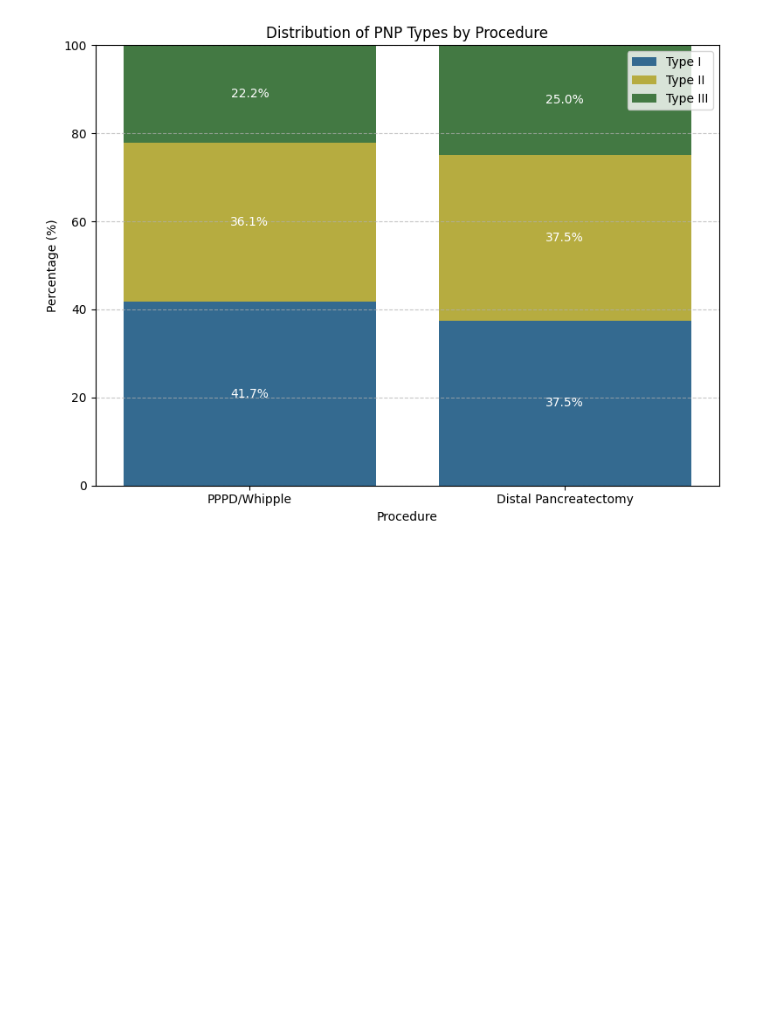
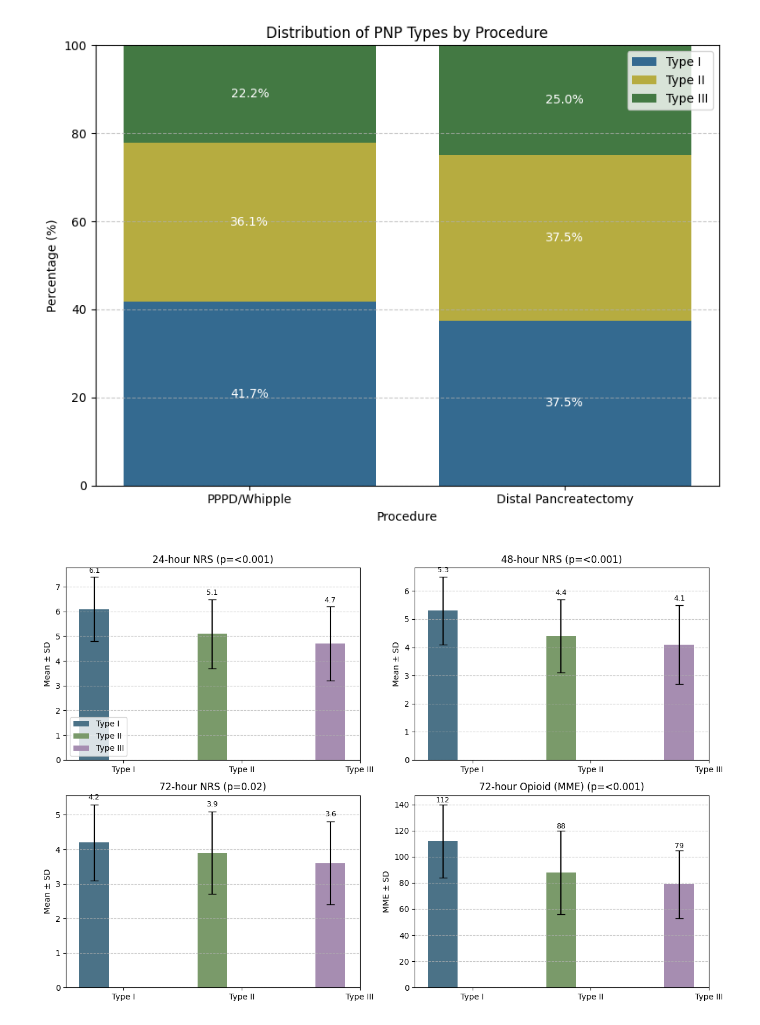
Before and after one commit to YuktiTripathi/Learn-Practice, a Jupyter notebook: graphs.ipynb, the cells around one changed output. Drawn from its saved outputs; the diff is of its cells as text; code cells hidden in the pictures; blank space fills up the shorter version.

```diff
--- a/graphs.ipynb
+++ b/graphs.ipynb
@@ -315,3 +315,57 @@ plt.savefig('Distribution of PNP types')
 plt.show()
 # %% [output]
 [figure]
+# %%
+import matplotlib.pyplot as plt
+import numpy as np
+
+# Data from the table
+outcomes = ['24-hour NRS', '48-hour NRS', '72-hour NRS', '72-hour Opioid (MME)']
+type_i_means = [6.1, 5.3, 4.2, 112]
+type_ii_means = [5.1, 4.4, 3.9, 88]
+type_iii_means = [4.7, 4.1, 3.6, 79]
+type_i_sd = [1.3, 1.2, 1.1, 28]
+type_ii_sd = [1.4, 1.3, 1.2, 32]
+type_iii_sd = [1.5, 1.4, 1.2, 26]
+p_values = ['<0.001', '<0.001', '0.02', '<0.001']
+
+# Subtle color palette
+colors = ['#4B7287', '#7A9A6A', '#A68DB1']  # Muted blue, green, purple
+
+# Set up the figure and subplots
+fig, axes = plt.subplots(nrows=2, ncols=2, figsize=(12, 8))
+axes = axes.flatten()
+
+# Bar width and positions
+bar_width = 0.25
+x = np.arange(3)  # Positions for Type I, II, III
+
+# Plot each outcome
+for i, outcome in enumerate(outcomes):
+    # Plot bars with error bars
+    axes[i].bar(x - bar_width, [type_i_means[i], type_ii_means[i], type_iii_means[i]],
+                bar_width, yerr=[type_i_sd[i], type_ii_sd[i], type_iii_sd[i]],
+                color=colors, label=['Type I', 'Type II', 'Type III'], capsize=5)
+
+    # Customize subplot
+    axes[i].set_title(f'{outcome} (p={p_values[i]})')
+    axes[i].set_xticks(x)
+    axes[i].set_xticklabels(['Type I', 'Type II', 'Type III'])
+    axes[i].set_ylabel('Mean ± SD' if i < 3 else 'MME ± SD')
+    axes[i].grid(axis='y', linestyle='--', alpha=0.7)
+
+    # Add value labels on top of bars
+    for j, mean in enumerate([type_i_means[i], type_ii_means[i], type_iii_means[i]]):
+        axes[i].text(j - bar_width, mean + (type_i_sd[i] if j == 0 else type_ii_sd[i] if j == 1 else type_iii_sd[i]) + 0.1,
+                     f'{mean}', ha='center', va='bottom', fontsize=9)
+
+# Add legend to the first subplot
+axes[0].legend()
+
+# Adjust layout to prevent overlap
+plt.tight_layout()
+plt.savefig('Primary analgesic outcomes by PNP type')
+# Display the plot
+plt.show()
+# %% [output]
+[figure, added]
```
Also changed, not shown: 6 other files.
